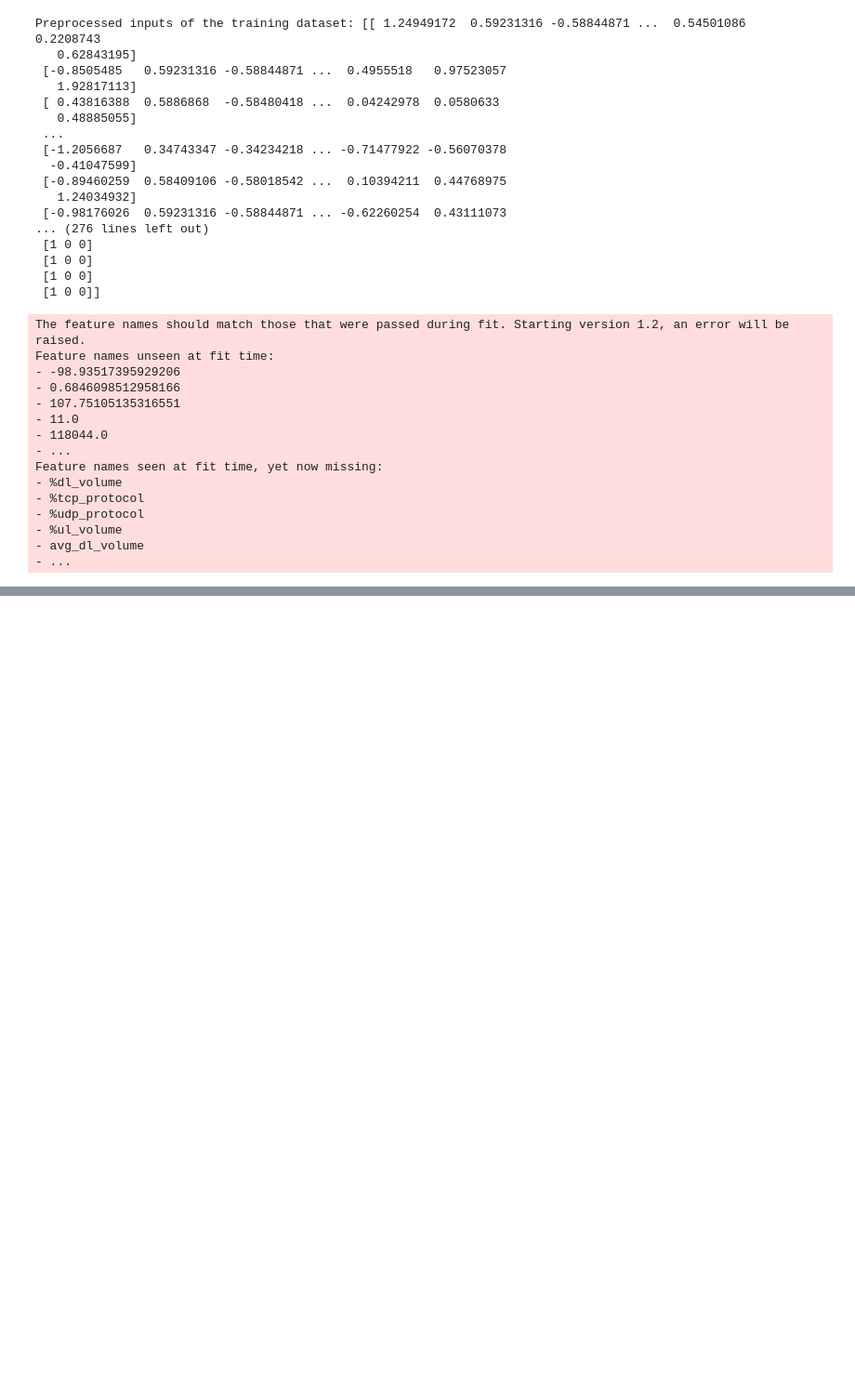
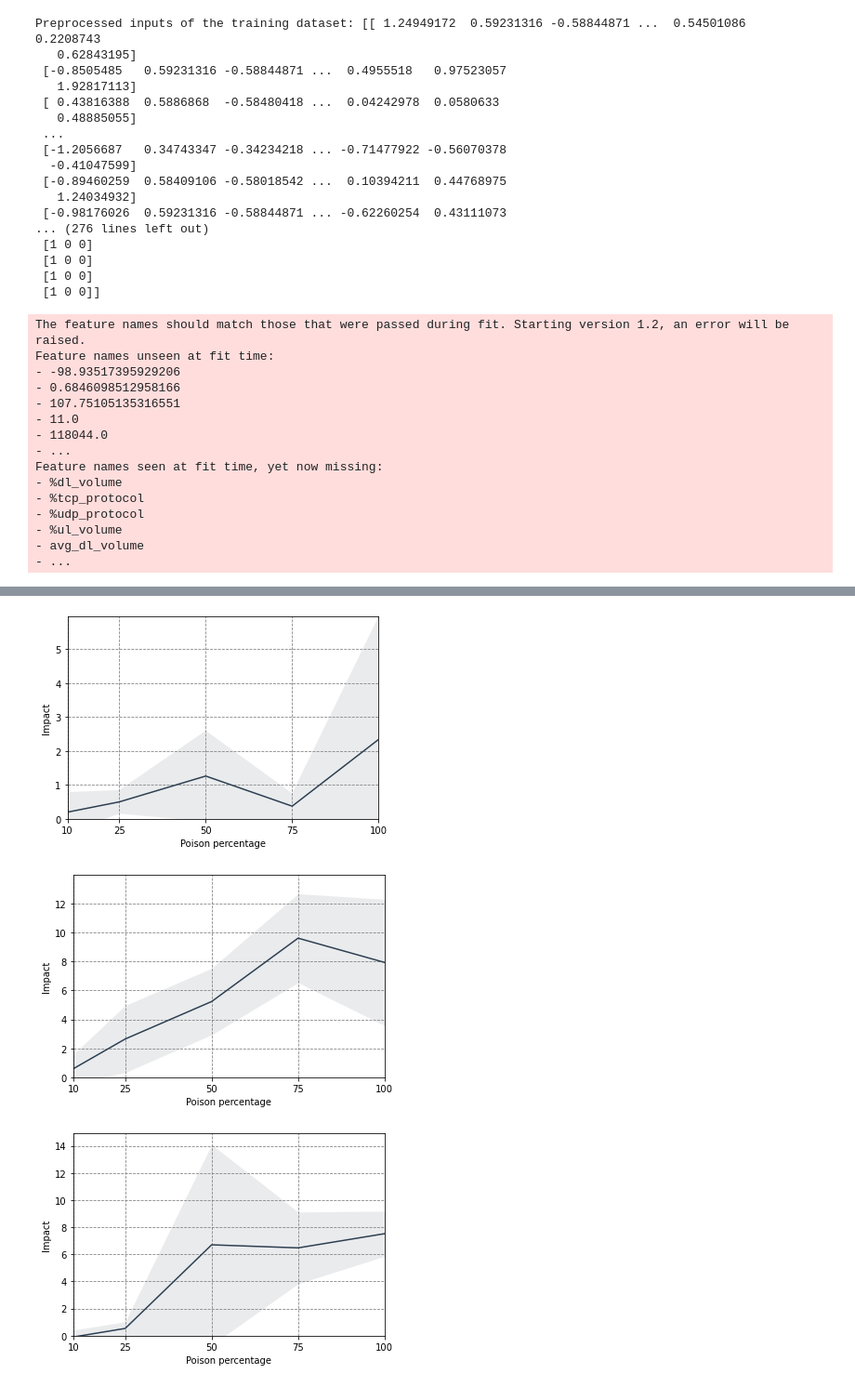
Before and after one commit to sandeepaamcp/activity-classification, a Jupyter notebook: xai/poisoning-and-inference-attacks/poisoning-attack-using-gan.ipynb, the cells around one changed output, grey strips where cells are left out. Shown at 93% size. Cells and saved outputs as stored; diff of their text form; code cells hidden in the pictures; blank space fills up the shorter version.

Commit message:
add different poisoning options for NN

```diff
--- a/xai/poisoning-and-inference-attacks/poisoning-attack-using-gan.ipynb
+++ b/xai/poisoning-and-inference-attacks/poisoning-attack-using-gan.ipynb
@@ -159,0 +198,3 @@ X_train_new, Y_train_new = add_poison_set(X_train, Y_train, X_poison, Y_poison,
+# %%
+def complexity_spatial(DP, D):
+    return DP/(D + DP)
@@ -159,0 +336,8 @@ X_train_new, Y_train_new = add_poison_set(X_train, Y_train, X_poison, Y_poison,
+# %%
+'''types:
+- new_example: add new examples of data from a given poison dataset.
+- random_swapping: Randomly swap labels from one class to another.
+- targeted_flipping: Flip the labels based on a target_bias_class. Here a class value should be given for target_bias_class.
+'''
+
+impacts_new, complexity_new = get_impact_over_range_of_poisoning(poison_range=[10,25,50,75,100], num_exp=5, poison_type='new_example',target_bias_class=None)
@@ -159,0 +362,2 @@ X_train_new, Y_train_new = add_poison_set(X_train, Y_train, X_poison, Y_poison,
+# %%
+impacts_swap, complexity_swap = get_impact_over_range_of_poisoning(poison_range=[10,25,50,75,100], num_exp=5, poison_type='random_swapping',target_bias_class=None)
@@ -159,0 +382,2 @@ X_train_new, Y_train_new = add_poison_set(X_train, Y_train, X_poison, Y_poison,
+# %%
+impacts_target, complexity_target = get_impact_over_range_of_poisoning(poison_range=[10,25,50,75,100], num_exp=5, poison_type='targeted_flipping',target_bias_class=[0,0,1])
@@ -159,0 +402,37 @@ X_train_new, Y_train_new = add_poison_set(X_train, Y_train, X_poison, Y_poison,
+# %%
+avg_new=np.average(np.array(impacts_new), axis=0)
+stdev_new=np.std(np.array(impacts_new), axis=0)
+complexity_new_avg = np.average(np.array(complexity_new), axis=0)
+complexity_new_st = np.average(np.array(complexity_new), axis=0)
+
+avg_swap=np.average(np.array(impacts_swap), axis=0)
+stdev_swap=np.std(np.array(impacts_swap), axis=0)
+complexity_swap_avg = np.average(np.array(complexity_swap), axis=0)
+complexity_swap_st = np.average(np.array(complexity_swap), axis=0)
+
+avg_target=np.average(np.array(impacts_target), axis=0)
+stdev_target=np.std(np.array(impacts_target), axis=0)
+complexity_target_avg = np.average(np.array(complexity_target), axis=0)
+complexity_target_st = np.average(np.array(complexity_target), axis=0)
+
+draw_graph(x=[10,25,50,75,100], y_list = [avg_new],
+           err_list = [stdev_new], xlabel = "Poison percentage",
+           ylabel = "Impact", xlim=[10,100], ylim=[0,max(avg_new)+max(stdev_new)],
+           is_legend=False, facecolor_list=['#2C3E50','#6C3483','#27AE60','#E67E22'],
+           edgecolor_list=['#F9EBEA','#F8F9F9','#EBF5FB','#E9F7EF'], alpha=0.1, thresh_on=False)
+
+draw_graph(x=[10,25,50,75,100], y_list = [avg_swap],
+           err_list = [stdev_swap], xlabel = "Poison percentage",
+           ylabel = "Impact", xlim=[10,100], ylim=[0,max(avg_swap)+max(stdev_swap)],
+           is_legend=False, facecolor_list=['#2C3E50','#6C3483','#27AE60','#E67E22'],
+           edgecolor_list=['#F9EBEA','#F8F9F9','#EBF5FB','#E9F7EF'], alpha=0.1, thresh_on=False)
+
+draw_graph(x=[10,25,50,75,100], y_list = [avg_target],
+           err_list = [stdev_target], xlabel = "Poison percentage",
+           ylabel = "Impact", xlim=[10,100], ylim=[0,max(avg_target)+max(stdev_target)],
+           is_legend=False, facecolor_list=['#2C3E50','#6C3483','#27AE60','#E67E22'],
+           edgecolor_list=['#F9EBEA','#F8F9F9','#EBF5FB','#E9F7EF'], alpha=0.1, thresh_on=False)
+# %% [output]
+[figure, added]
+[figure, added]
+[figure, added]
```
Also changed, not shown: parts of 23 cells of this notebook, 2 other files.
